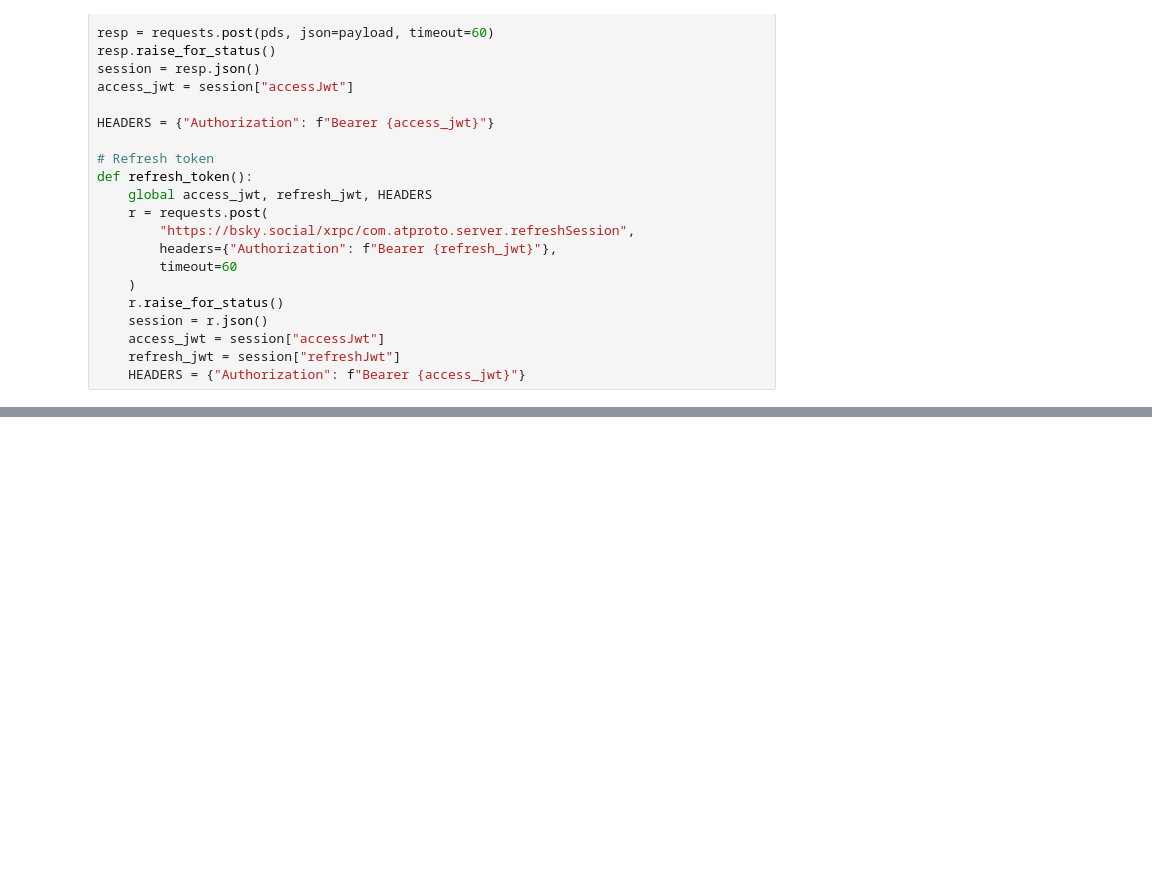
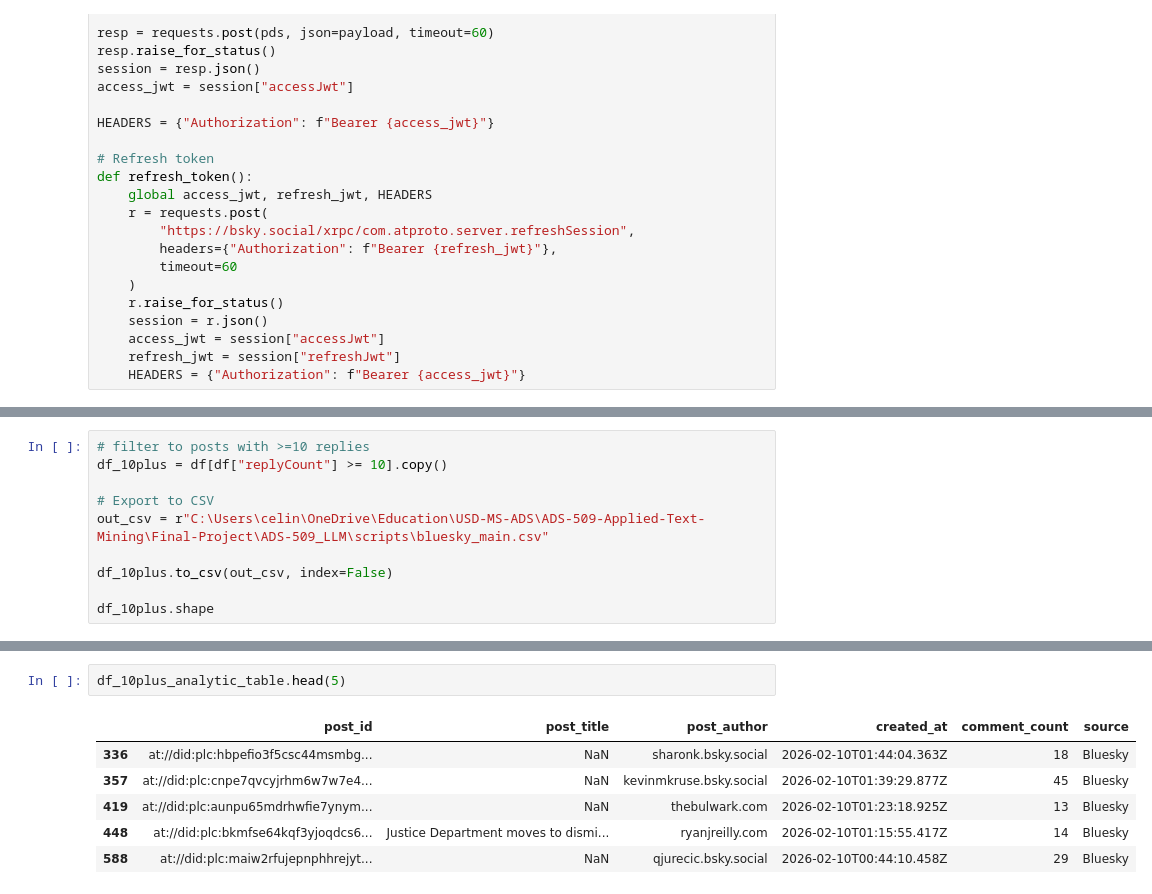
Before and after one commit to aprilchia/ADS-509_LLM, a Jupyter notebook: scripts/bluesky-scrape.ipynb, the cells around one changed output, grey strips where cells are left out. Saved outputs shown, nothing was run; the diff lists cells and outputs as text; blank space fills up the shorter version.

Commit message:
Adding updated bluesky scrape script and cleaned data sets.

```diff
--- a/scripts/bluesky-scrape.ipynb
+++ b/scripts/bluesky-scrape.ipynb
@@ -194,0 +112,10 @@ df_t.to_csv(r"C:\Users\celin\OneDrive\Education\USD-MS-ADS\ADS-509-Applied-Text-
+# %%
+# filter to posts with >=10 replies
+df_10plus = df[df["replyCount"] >= 10].copy()
+
+# Export to CSV
+out_csv = r"C:\Users\celin\OneDrive\Education\USD-MS-ADS\ADS-509-Applied-Text-Mining\Final-Project\ADS-509_LLM\scripts\bluesky_main.csv"
+
+df_10plus.to_csv(out_csv, index=False)
+
+df_10plus.shape
@@ -194,0 +378,9 @@ df_t.to_csv(r"C:\Users\celin\OneDrive\Education\USD-MS-ADS\ADS-509-Applied-Text-
+# %%
+df_10plus_analytic_table.head(5)
+# %% [output]
+|  | post_id | post_title | post_author | created_at | comment_count | source |
+| 336 | at://did:plc:hbpefio3f5csc44msmbg... | NaN | sharonk.bsky.social | 2026-02-10T01:44:04.363Z | 18 | Bluesky |
+| 357 | at://did:plc:cnpe7qvcyjrhm6w7w7e4... | NaN | kevinmkruse.bsky.social | 2026-02-10T01:39:29.877Z | 45 | Bluesky |
+| 419 | at://did:plc:aunpu65mdrhwfie7ynym... | NaN | thebulwark.com | 2026-02-10T01:23:18.925Z | 13 | Bluesky |
+| 448 | at://did:plc:bkmfse64kqf3yjoqdcs6... | Justice Department moves to dismi... | ryanjreilly.com | 2026-02-10T01:15:55.417Z | 14 | Bluesky |
+| 588 | at://did:plc:maiw2rfujepnphhrejyt... | NaN | qjurecic.bsky.social | 2026-02-10T00:44:10.458Z | 29 | Bluesky |
```
Also changed, not shown: parts of 16 cells of this notebook, 14 other files.
